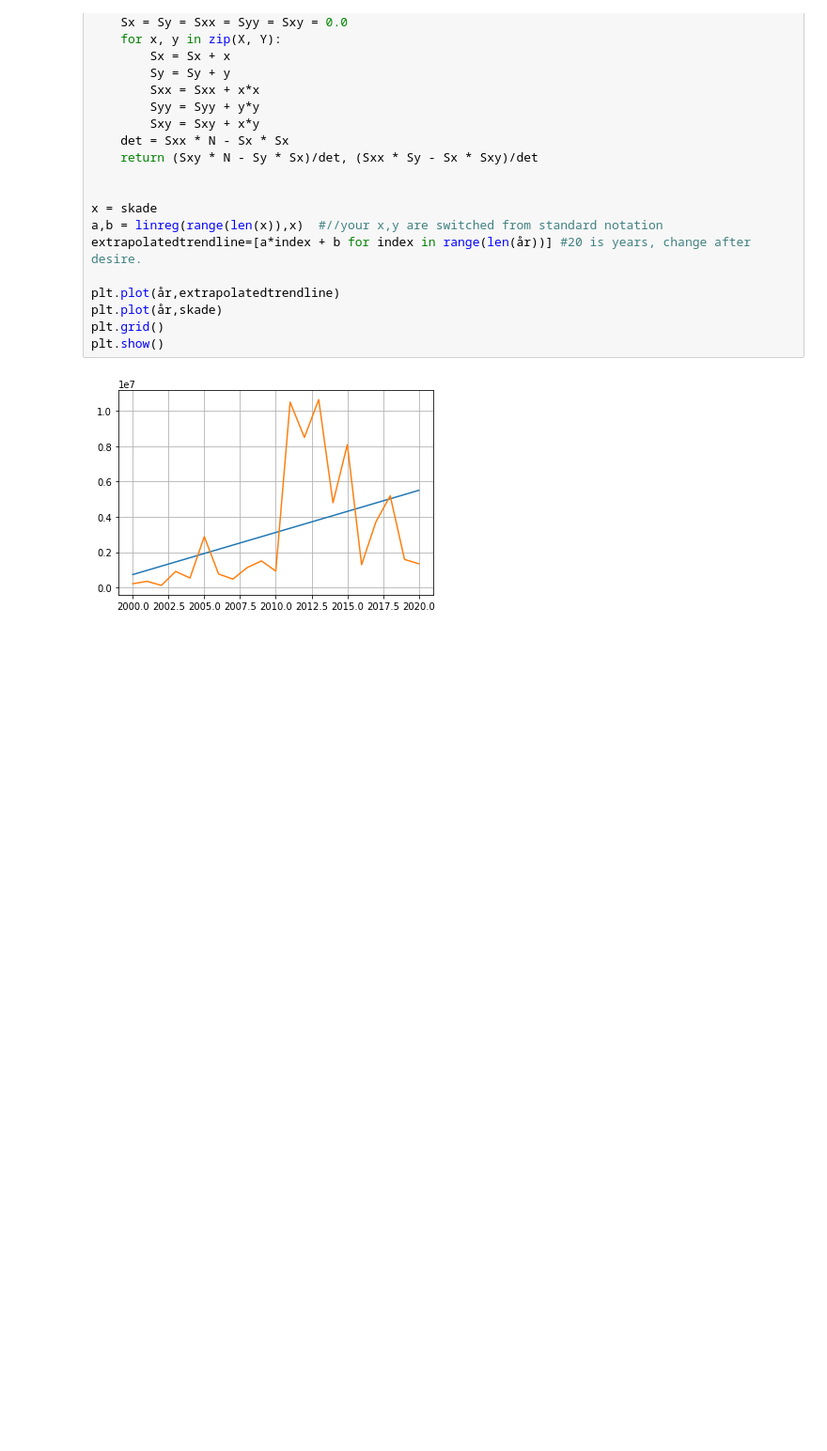
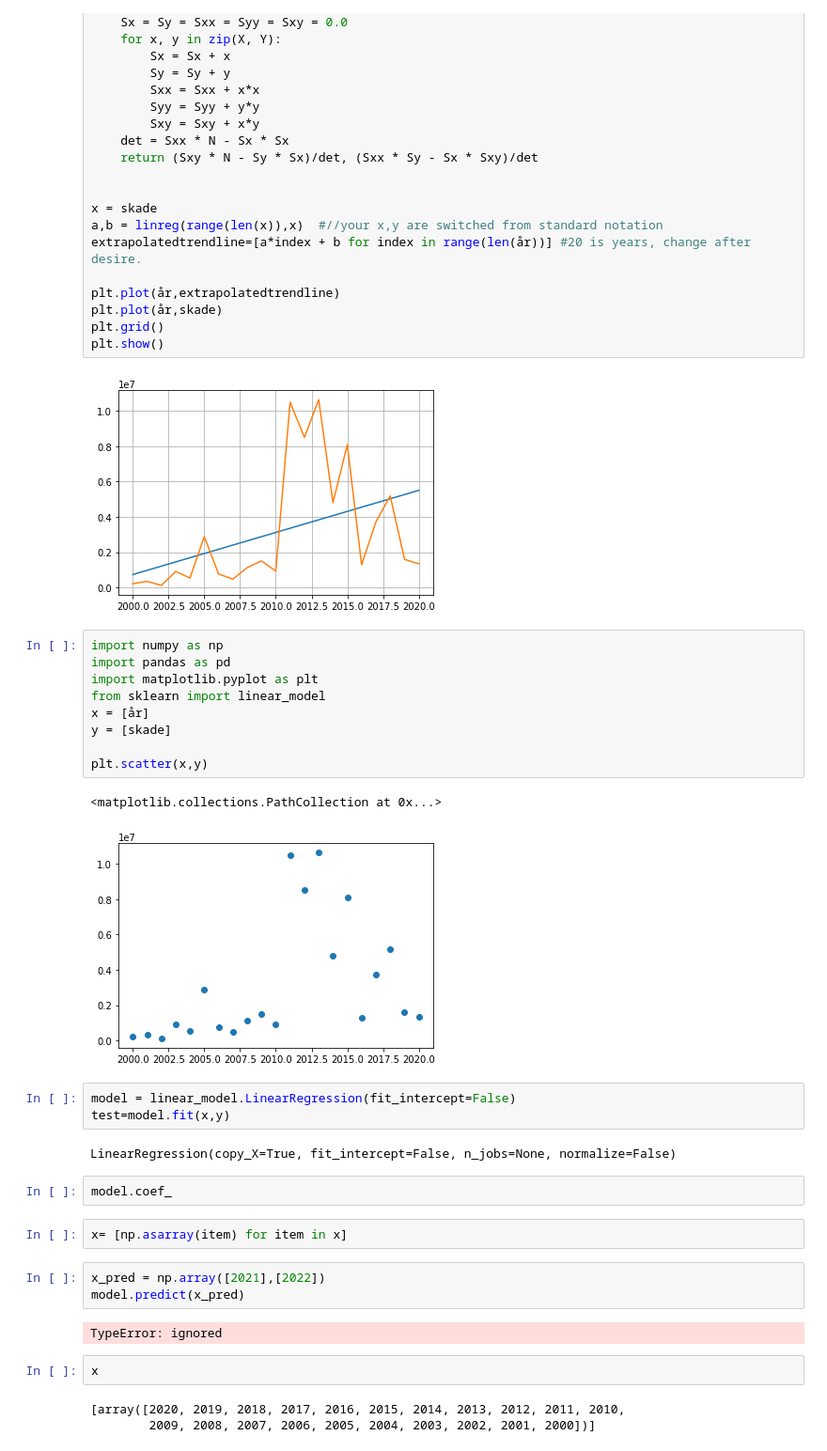
Before and after one commit to eirikngard/Eika, a Jupyter notebook: Eika_test.ipynb, the cells around one changed output. Shown at 94% size. Cells and saved outputs as stored; diff of their text form; blank space fills up the shorter version.

```diff
--- a/Eika_test.ipynb
+++ b/Eika_test.ipynb
@@ -76,3 +76,34 @@ plt.grid()
 plt.show()
 # %% [output]
 [figure]
+# %%
+import numpy as np
+import pandas as pd
+import matplotlib.pyplot as plt
+from sklearn import linear_model
+x = [år]
+y = [skade]
+
+plt.scatter(x,y)
+# %% [output]
+<matplotlib.collections.PathCollection at 0x...>
+[figure, added]
+# %%
+model = linear_model.LinearRegression(fit_intercept=False)
+test=model.fit(x,y)
+# %% [output]
+LinearRegression(copy_X=True, fit_intercept=False, n_jobs=None, normalize=False)
+# %%
+model.coef_
+# %%
+x= [np.asarray(item) for item in x]
+# %%
+x_pred = np.array([2021],[2022])
+model.predict(x_pred)
+# %% [output]
+TypeError: ignored
+# %%
+x
+# %% [output]
+[array([2020, 2019, 2018, 2017, 2016, 2015, 2014, 2013, 2012, 2011, 2010,
+        2009, 2008, 2007, 2006, 2005, 2004, 2003, 2002, 2001, 2000])]
```
Also changed, not shown: parts of 1 cell of this notebook.
